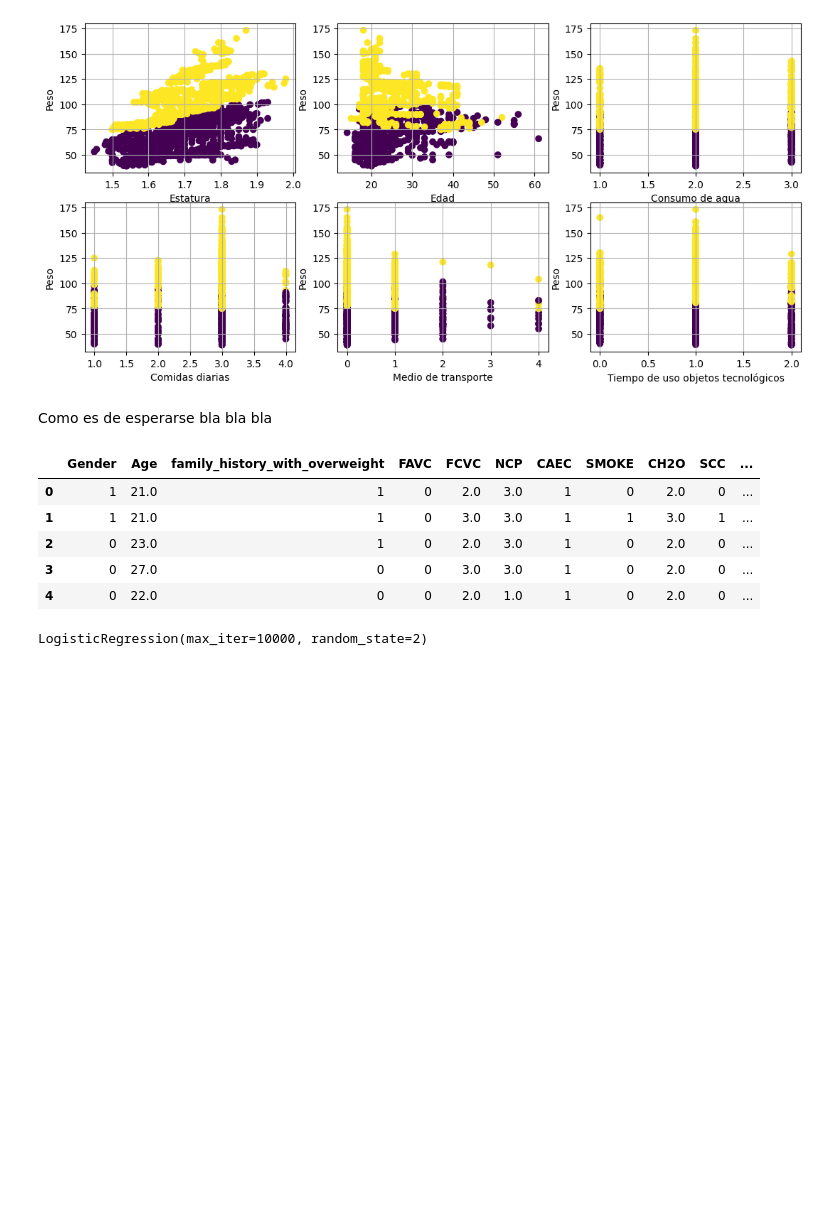
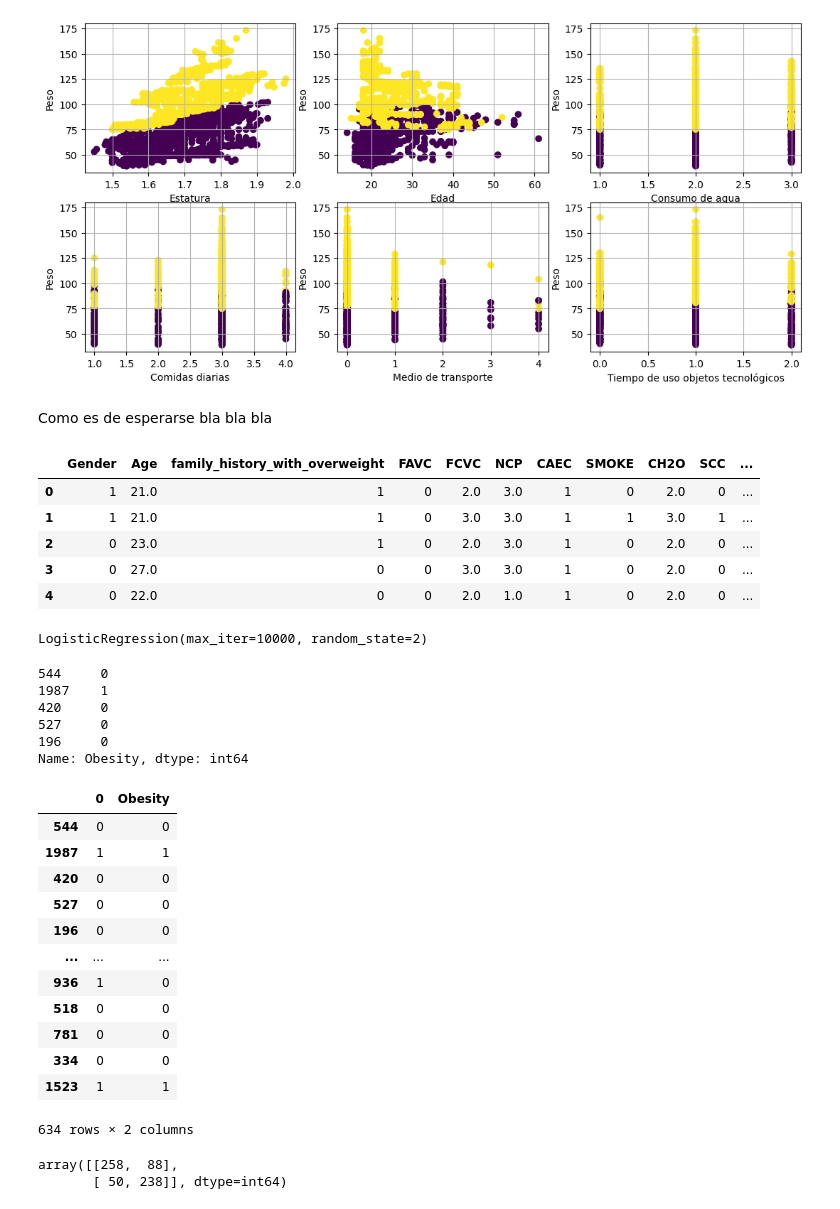
Before and after one commit to cmpineros/ProyObesity-2, a Jupyter notebook: Modelo 1 - Logit/logit.ipynb, the cells around one changed output. Cells and saved outputs as stored; diff of their text form; code cells hidden in the pictures; blank space fills up the shorter version.

```diff
--- a/Modelo 1 - Logit/logit.ipynb
+++ b/Modelo 1 - Logit/logit.ipynb
@@ -79,7 +80,7 @@ plt.grid()
 # %% [markdown]
 Como es de esperarse bla bla bla
 # %%
-eliminar = ['Height', 'Weight']
+eliminar = ['Height', 'Weight', 'NObeyesdad']
 obesidad2 = obesidad.drop(eliminar,axis=1,inplace=False)
 obesidad2.head()
 # %% [output]
@@ -94,3 +95,41 @@ modelo_logit = LogisticRegression(random_state=2, max_iter=10000)
 modelo_logit
 # %% [output]
 LogisticRegression(max_iter=10000, random_state=2)
+# %%
+
+obs_x=obesidad2.drop(['Obesity'],axis=1,inplace=False)
+obs_y=obesidad2.Obesity
+X_train, X_test, y_train, y_test = train_test_split(obs_x, obs_y, test_size=0.3, random_state=42)
+# %%
+y_test.head()
+# %% [output]
+544     0
+1987    1
+420     0
+527     0
+196     0
+Name: Obesity, dtype: int64
+# %%
+modelo_logit.fit(X_train,y_train)
+y_pred_test=modelo_logit.predict(X_test)
+y_pred_test=pd.DataFrame(y_pred_test,index=X_test.index)
+pd.concat([y_pred_test,y_test],axis=1)
+# %% [output]
+|  | 0 | Obesity |
+| 544 | 0 | 0 |
+| 1987 | 1 | 1 |
+| 420 | 0 | 0 |
+| 527 | 0 | 0 |
+| 196 | 0 | 0 |
+| ... | ... | ... |
+| 936 | 1 | 0 |
+| 518 | 0 | 0 |
+| 781 | 0 | 0 |
+| 334 | 0 | 0 |
+| 1523 | 1 | 1 |
+634 rows × 2 columns
+# %%
+confusion_matrix(y_test, modelo_logit.predict(X_test))
+# %% [output]
+array([[258,  88],
+       [ 50, 238]], dtype=int64)
```
Also changed, not shown: parts of 1 cell of this notebook.
